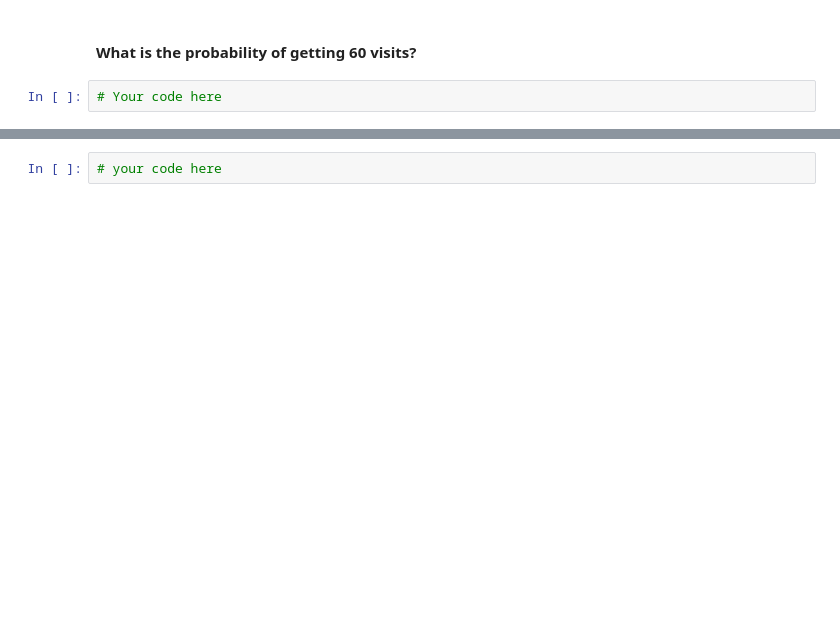
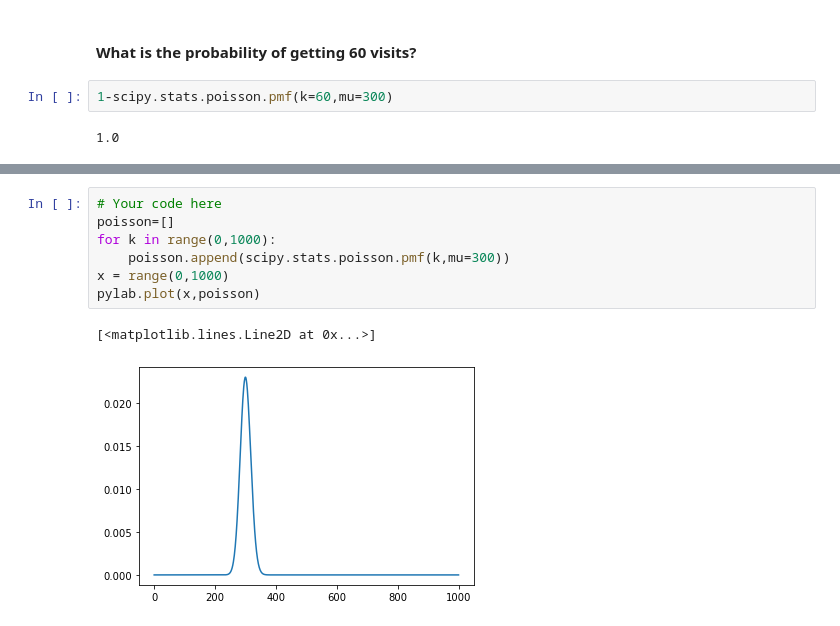
Before and after one commit to silviaherf/datamad0820, a Jupyter notebook: module-2/lab-probability-distribution/your_code/main.ipynb, the cells around one changed output, grey strips where cells are left out. Saved outputs shown, nothing was run; the diff lists cells and outputs as text; blank space fills up the shorter version.

```diff
--- a/module-2/lab-probability-distribution/your_code/main.ipynb
+++ b/module-2/lab-probability-distribution/your_code/main.ipynb
@@ -177,7 +183,9 @@ pylab.plot(x,prob5000)
 # %% [markdown]
 #### What is the probability of getting 60 visits?
-# %%
-# Your code here
+# %%
+1-scipy.stats.poisson.pmf(k=60,mu=300)
+# %% [output]
+1.0
 # %% [markdown]
 #### Plot the distribution of the probability for getting 0-1000 visits.
 
@@ -188,5 +196,13 @@ pylab.plot(x,prob5000)
 - Your plot should look like below:
 
 ![poisson distribution](ch-3.png)
-# %%
-# your code here
+# %%
+# Your code here
+poisson=[]
+for k in range(0,1000):
+    poisson.append(scipy.stats.poisson.pmf(k,mu=300))
+x = range(0,1000)
+pylab.plot(x,poisson)
+# %% [output]
+[<matplotlib.lines.Line2D at 0x...>]
+[figure, added]
```
Also changed, not shown: parts of 4 cells of this notebook.
